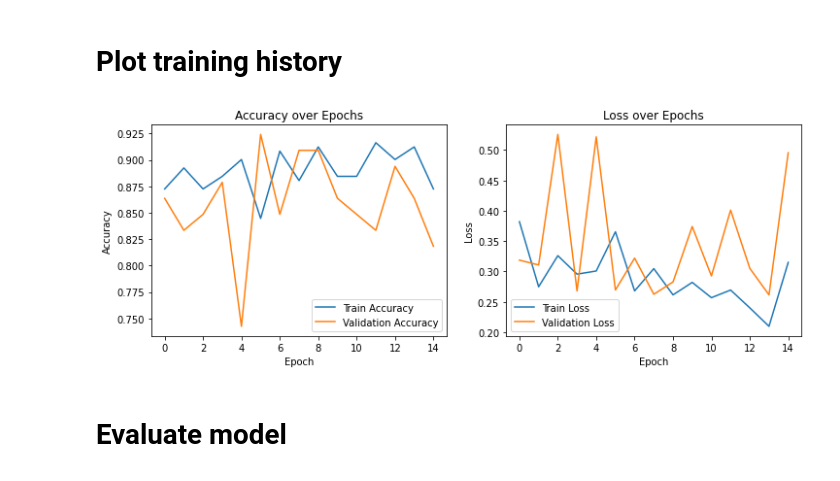
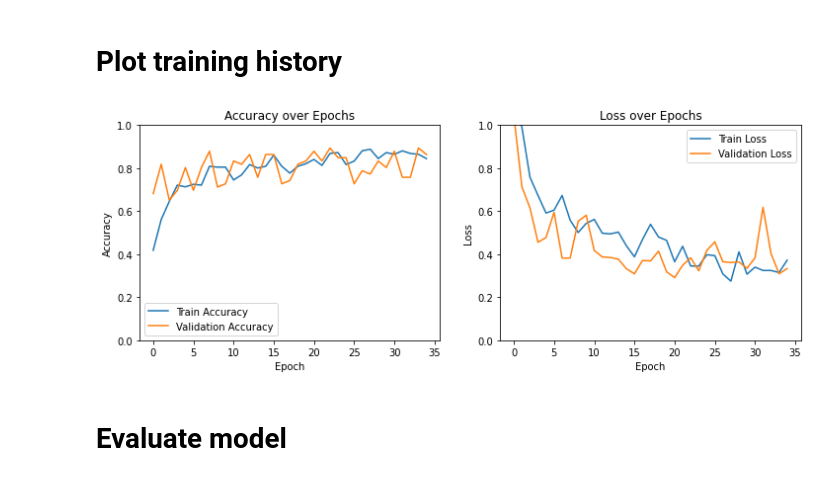
Before and after one commit to joohnnyvv/covid19-predictor, a Jupyter notebook: Covid Predictor.ipynb, the cells around one changed output. Saved outputs shown, nothing was run; the diff lists cells and outputs as text; code cells hidden in the pictures.

Commit message:
update notebook after increasing number of epochs

```diff
--- a/Covid Predictor.ipynb
+++ b/Covid Predictor.ipynb
@@ -105,7 +105,3 @@ model = Sequential([
 model.compile(optimizer='adam', loss='categorical_crossentropy', metrics=['accuracy'])
 # %% [markdown]
 # Train model
-# %%
-history = model.fit(datagen.flow(X_train, y_train, batch_size=32),
-                    epochs=15,
-                    validation_data=(X_test, y_test))
@@ -129,0 +108,4 @@ Epoch 15/15
+# %%
+history = model.fit(datagen.flow(X_train, y_train, batch_size=32),
+                    epochs=35,
+                    validation_data=(X_test, y_test))
@@ -132,28 +133,30 @@ Epoch 15/15
 # %%
 def plot_training_history(history):
     plt.figure(figsize=(12, 4))
 
     plt.subplot(1, 2, 1)
     plt.plot(history.history['accuracy'], label='Train Accuracy')
     plt.plot(history.history['val_accuracy'], label='Validation Accuracy')
     plt.title('Accuracy over Epochs')
     plt.xlabel('Epoch')
     plt.ylabel('Accuracy')
+    plt.ylim(0, 1)
     plt.legend()
 
     plt.subplot(1, 2, 2)
     plt.plot(history.history['loss'], label='Train Loss')
     plt.plot(history.history['val_loss'], label='Validation Loss')
     plt.title('Loss over Epochs')
     plt.xlabel('Epoch')
     plt.ylabel('Loss')
+    plt.ylim(0, 1)
     plt.legend()
 
     plt.show()
 
 plot_training_history(history)
 # %% [output]
-[figure, old version]
+[figure, new version]
 # %% [markdown]
 # Evaluate model
 # %%
```
Also changed, not shown: parts of 7 cells of this notebook.
